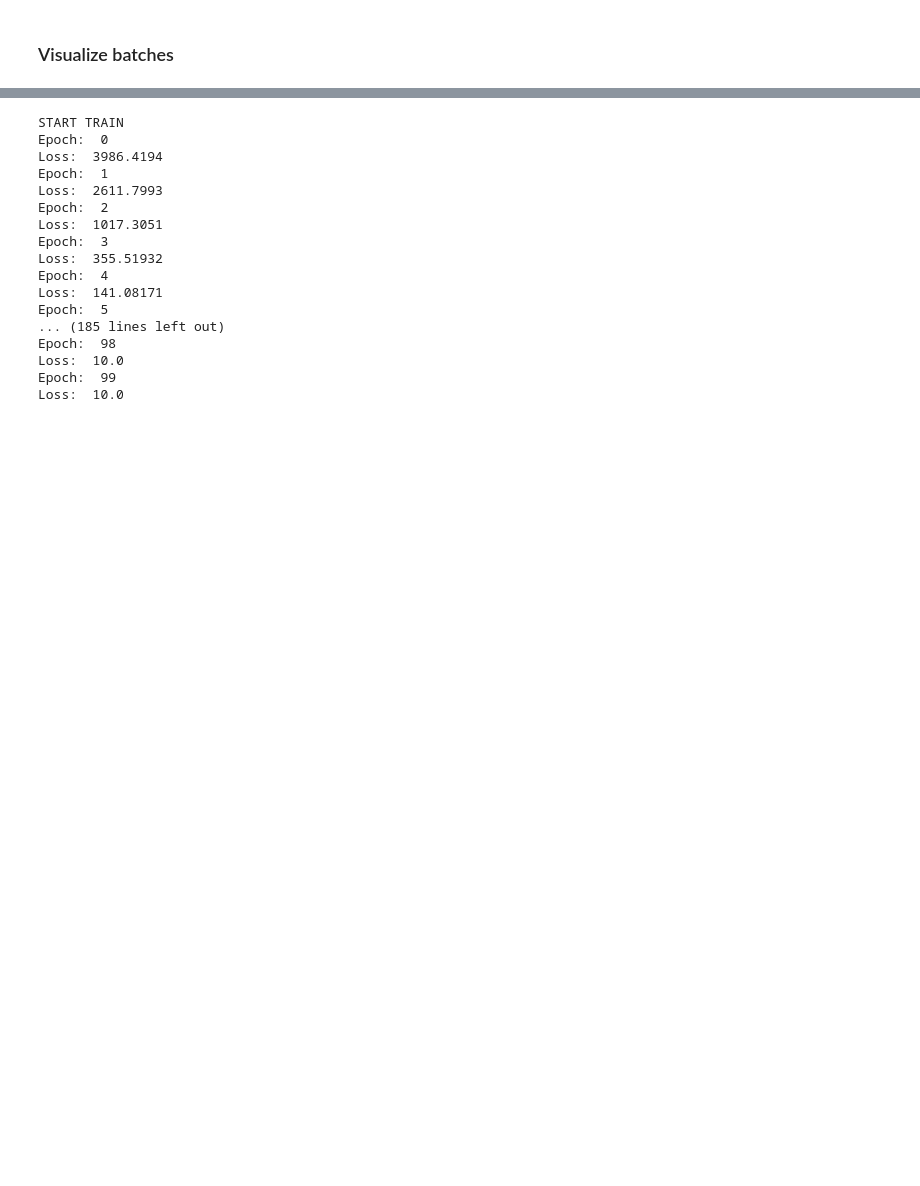
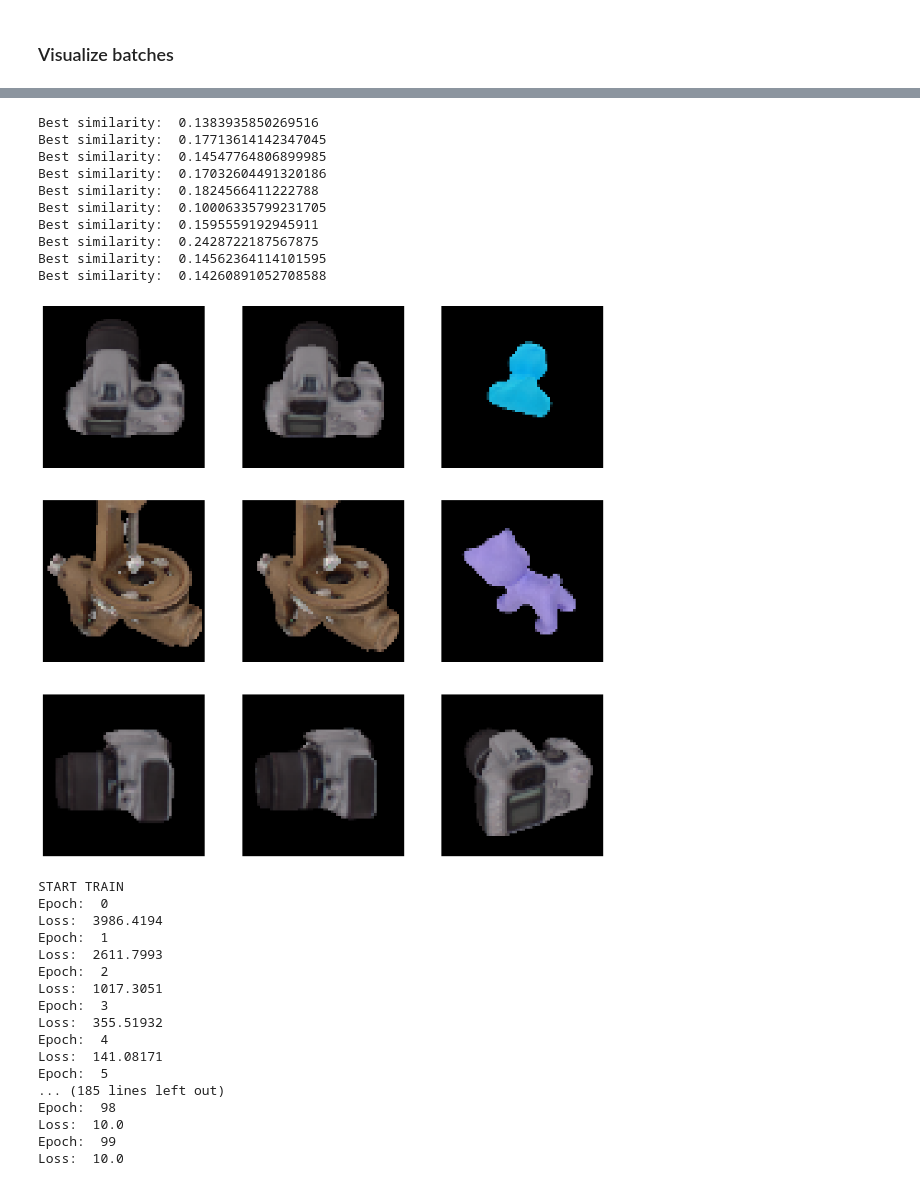
Before and after one commit to dhavalshah18/tdcv, a Jupyter notebook: homework3/HW03_01.ipynb, the cells around one changed output, grey strips where cells are left out. Drawn from its saved outputs; the diff is of its cells as text; code cells hidden in the pictures; blank space fills up the shorter version.

Commit message:
Fixed similarity measure

```diff
--- a/homework3/HW03_01.ipynb
+++ b/homework3/HW03_01.ipynb
@@ -39,7 +39,7 @@ def batch_generator(batch_size=10):
     for i in range(batch_size):
         rand_classes = np.random.randint(1, 5)
         rand_img = np.random.randint(0, 1482)
-        best_similarity = -1
+        best_similarity = 100
         anchor, anchor_pose = PenisData(root_path="./dataset/", mode="train", label=classes[rand_classes])[rand_img]
         rand_push_class = np.random.randint(1, 5)
         # Random image is not random
@@ -51,19 +51,25 @@ def batch_generator(batch_size=10):
         # No idea if this works
         for p in range(len(db)):
             current, current_pose = db[p]
+            # Old quaternion similarity measure
             similarity = 2. * np.arccos(abs(np.dot(anchor_pose, current_pose)))
 
-            if similarity > best_similarity:
+            # # New quaternion similarity measure
+            # similarity = 2. * np.arccos(np.dot(anchor_pose, current_pose)**2 - 1)
+
+            # Similarity but for some reason we're reducing it?
+            # Don't ask why
+            if similarity < best_similarity:
                 best_similarity = similarity
                 puller, puller_pose = current, current_pose
 
-    # One batch is list of anchor, puller, pusher
+        # One batch is list of anchor, puller, pusher
         batch = [anchor, puller, pusher]
         batch_pose = [anchor_pose, puller_pose, pusher_pose]
 
         batches_img.append(batch)
         batches_pose.append(batch_pose)
-
+        print("Best similarity: ", best_similarity)
     return np.array(batches_img), np.array(batches_pose)
 # %% [markdown]
 ### Visualize batches
@@ -74,3 +76,32 @@ def batch_generator(batch_size=10):
+# %%
+batches_img, batches_pose = batch_generator(batch_size=10)
+num_example = 3
+
+plt.figure(figsize=(15, 5 * num_example))
+for i in range(num_example):
+    plt.subplot(num_example, 3, i*3+1)
+    plt.imshow(batches_img[i, 0])
+    plt.axis("off")
+
+    plt.subplot(num_example, 3, i*3+2)
+    plt.imshow(batches_img[i, 1])
+    plt.axis("off")
+
+    plt.subplot(num_example, 3, i*3+3)
+    plt.imshow(batches_img[i, 2])
+    plt.axis("off")
+# %% [output]
+Best similarity:  0.1383935850269516
+Best similarity:  0.17713614142347045
+Best similarity:  0.14547764806899985
+Best similarity:  0.17032604491320186
+Best similarity:  0.1824566411222788
+Best similarity:  0.10006335799231705
+Best similarity:  0.1595559192945911
+Best similarity:  0.2428722187567875
+Best similarity:  0.14562364114101595
+Best similarity:  0.14260891052708588
+[figure, added]
 # %%
 model = DesiCNN()
 optim_args = {"lr": 1e-3, "weight_decay": 0.001}
```
Also changed, not shown: parts of 2 cells of this notebook.
